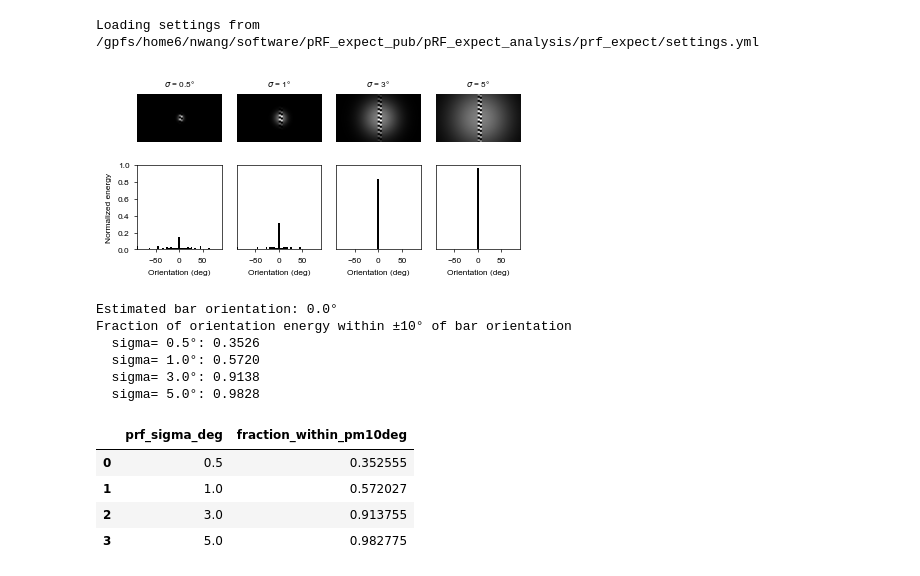
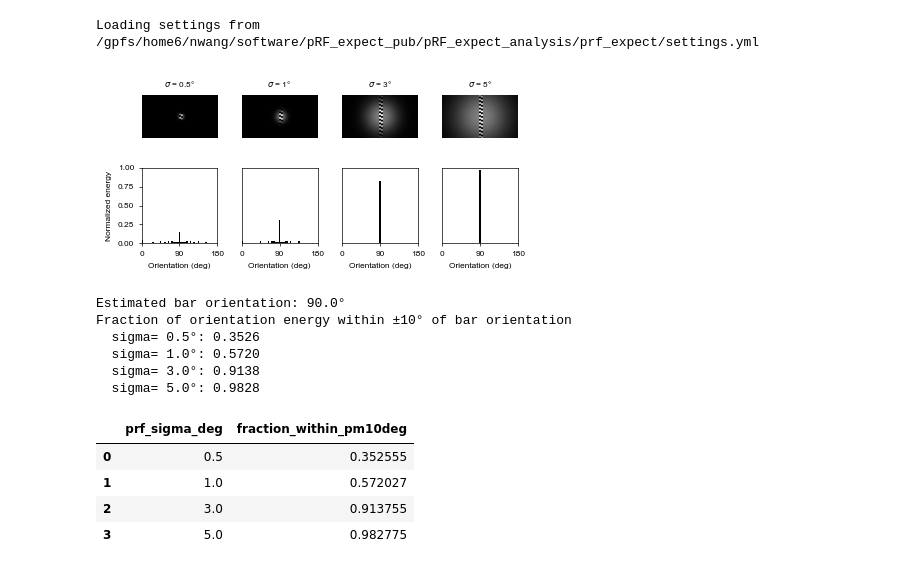
Before and after one commit to c14h19no2/pRF_expect_pub, a Jupyter notebook: pRF_expect_analysis/prf_expect/analysis/broadband_orientaion/broadband_orientation.ipynb, the cells around one changed output. Saved outputs shown, nothing was run; the diff lists cells and outputs as text; code cells hidden in the pictures.

```diff
--- a/pRF_expect_analysis/prf_expect/analysis/broadband_orientaion/broadband_orientation.ipynb
+++ b/pRF_expect_analysis/prf_expect/analysis/broadband_orientaion/broadband_orientation.ipynb
@@ -95,7 +95,7 @@ cy, cx = h // 2, w // 2 + 30
 
 # Precompute orientation bin centers for plotting (matches orientation_spectrum bins)
 nr_bins = 180
-orient_edges = np.linspace(-90, 90, nr_bins)
+orient_edges = np.linspace(0, 180, nr_bins)
 orient_centers = (orient_edges[:-1] + orient_edges[1:]) / 2
 
 energy_by_size = []
@@ -110,38 +110,38 @@ for sigma_deg, sigma_px in zip(prf_sizes_deg, prf_sizes_px):
 
     energy = orientation_spectrum(windowed, nr_bins)
     energy_by_size.append(energy / energy.sum())  # normalize for comparison
 
 # Plot windowed images and orientation spectra
 fig, axes = plt.subplots(
     2,
     len(prf_sizes_px),
     figsize=cm_to_inch(11.4, 6),
     gridspec_kw={"height_ratios": [1, 1]},
 )
 for idx, (sigma_deg, sigma_px) in enumerate(zip(prf_sizes_deg, prf_sizes_px)):
     axes[0, idx].imshow(windowed_samples[idx], cmap="gray")
     axes[0, idx].set_title(f"$\sigma$ = {sigma_deg:g}°", fontsize=6)
     axes[0, idx].axis("off")
 
     # axes[1, idx].plot(orient_centers, energy_by_size[idx], linewidth=0.5, color="k")
     # bar plot of energy by orientation bin
     axes[1, idx].bar(orient_centers, energy_by_size[idx], width=4, color="k", edgecolor="none")
-
-    axes[1, idx].set_xlim(-90, 90)
+    axes[1, idx].set_xticks([0, 90, 180])
+    axes[1, idx].set_xlim(0, 180)
     axes[1, idx].set_ylim(0, 1)
     axes[1, idx].set_xlabel("Orientation (deg)")
     axes[1, idx].set_box_aspect(1)  # make second-row axes roughly square like the images
     if idx==0:
         axes[1, idx].set_ylabel("Normalized energy")
     if idx>0:
         axes[1, idx].set_yticks([])
 
 plt.tight_layout()
-# fig.savefig(figure_result_dir / f"broadband_orientation_energy.pdf", dpi=600, bbox_inches='tight')
-# fig.savefig(figure_result_dir / f"broadband_orientation_energy.png", dpi=600, bbox_inches='tight')
+fig.savefig(figure_result_dir / f"broadband_orientation_energy.pdf", dpi=600, bbox_inches='tight')
+fig.savefig(figure_result_dir / f"broadband_orientation_energy.png", dpi=600, bbox_inches='tight')
 # %% [output]
 Loading settings from /gpfs/home6/nwang/software/pRF_expect_pub/pRF_expect_analysis/prf_expect/settings.yml
-[figure, old version]
+[figure, new version]
 # %%
 # Fraction of orientation energy within ±10° of the bar orientation
 # 1) Estimate bar orientation from the full (unwindowed) binary image.
@@ -173,7 +173,7 @@ fraction_df = pd.DataFrame({
 })
 fraction_df
 # %% [output]
-Estimated bar orientation: 0.0°
+Estimated bar orientation: 90.0°
 Fraction of orientation energy within ±10° of bar orientation
   sigma= 0.5°: 0.3526
   sigma= 1.0°: 0.5720
```
Also changed, not shown: parts of 5 cells of this notebook, 8 other files.
